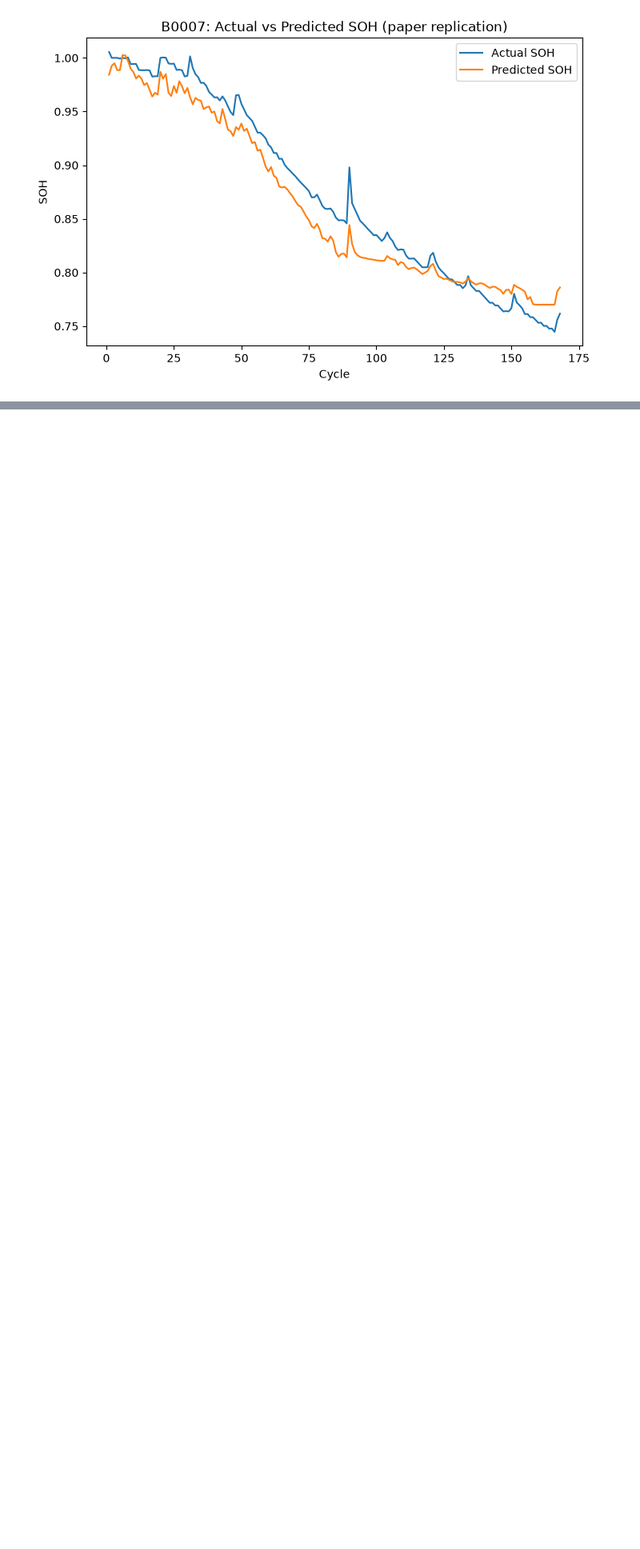
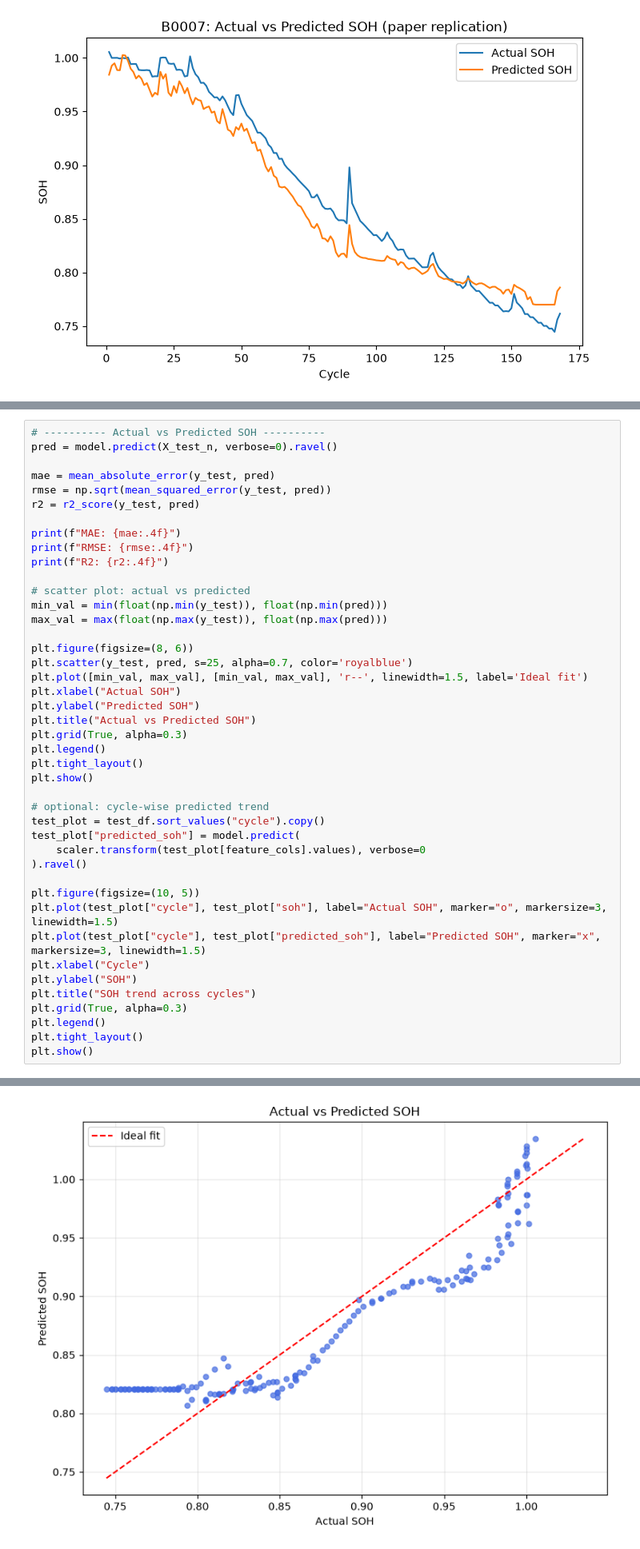
Before and after one commit to HarikeshopGCEK/BTECH_FINAL_YEAR_PROJECT, a Jupyter notebook: NASA Dataset/Model/SoH_Study/SoH_estimation_with_Imp.ipynb, the cells around one changed output, grey strips where cells are left out. Shown at 80% size. Drawn from its saved outputs; the diff is of its cells as text; blank space fills up the shorter version.

```diff
--- a/NASA Dataset/Model/SoH_Study/SoH_estimation_with_Imp.ipynb
+++ b/NASA Dataset/Model/SoH_Study/SoH_estimation_with_Imp.ipynb
@@ -1052,0 +1163,44 @@ plt.show()
+# %%
+# ---------- Actual vs Predicted SOH ----------
+pred = model.predict(X_test_n, verbose=0).ravel()
+
+mae = mean_absolute_error(y_test, pred)
+rmse = np.sqrt(mean_squared_error(y_test, pred))
+r2 = r2_score(y_test, pred)
+
+print(f"MAE: {mae:.4f}")
+print(f"RMSE: {rmse:.4f}")
+print(f"R2: {r2:.4f}")
+
+# scatter plot: actual vs predicted
+min_val = min(float(np.min(y_test)), float(np.min(pred)))
+max_val = max(float(np.max(y_test)), float(np.max(pred)))
+
+plt.figure(figsize=(8, 6))
+plt.scatter(y_test, pred, s=25, alpha=0.7, color='royalblue')
+plt.plot([min_val, max_val], [min_val, max_val], 'r--', linewidth=1.5, label='Ideal fit')
+plt.xlabel("Actual SOH")
+plt.ylabel("Predicted SOH")
+plt.title("Actual vs Predicted SOH")
+plt.grid(True, alpha=0.3)
+plt.legend()
+plt.tight_layout()
+plt.show()
+
+# optional: cycle-wise predicted trend
+test_plot = test_df.sort_values("cycle").copy()
+test_plot["predicted_soh"] = model.predict(
+    scaler.transform(test_plot[feature_cols].values), verbose=0
+).ravel()
+
+plt.figure(figsize=(10, 5))
+plt.plot(test_plot["cycle"], test_plot["soh"], label="Actual SOH", marker="o", markersize=3, linewidth=1.5)
+plt.plot(test_plot["cycle"], test_plot["predicted_soh"], label="Predicted SOH", marker="x", markersize=3, linewidth=1.5)
+plt.xlabel("Cycle")
+plt.ylabel("SOH")
+plt.title("SOH trend across cycles")
+plt.grid(True, alpha=0.3)
+plt.legend()
+plt.tight_layout()
+plt.show()
+# %% [output]
@@ -1052,0 +1210 @@ plt.show()
+[figure, added]
```
Also changed, not shown: parts of 4 cells of this notebook, 1 other file.
